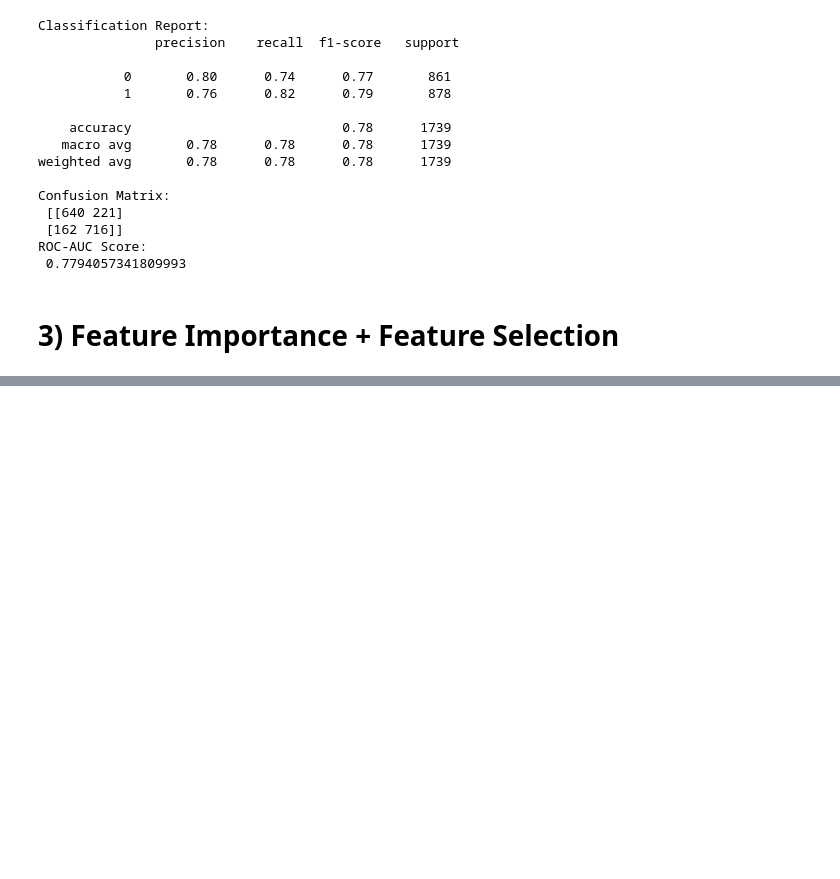
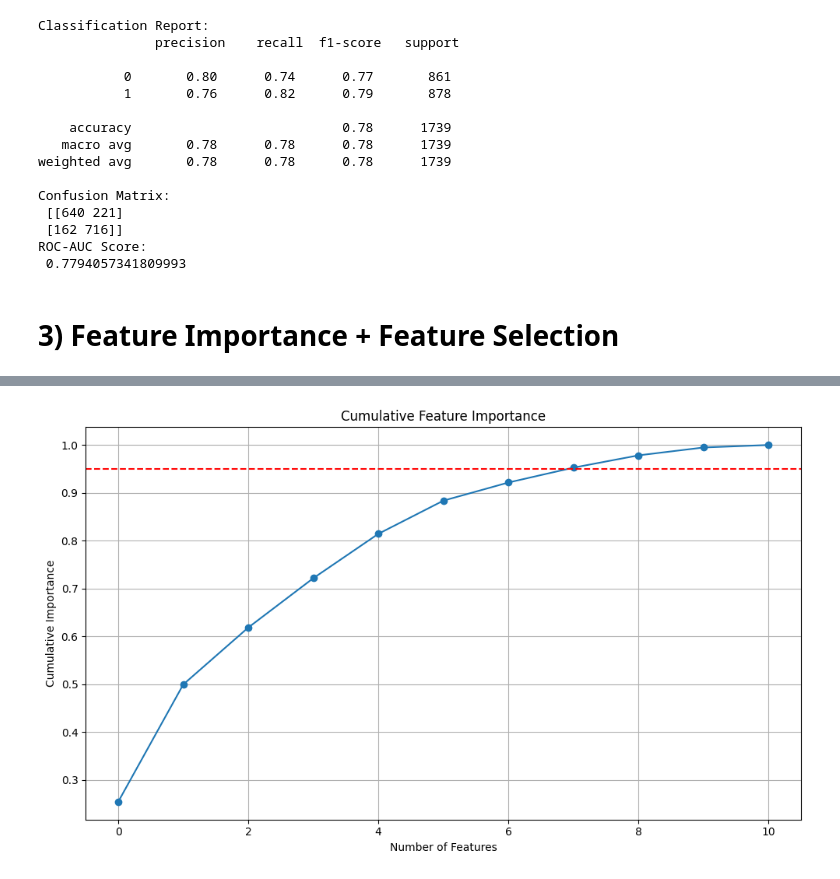
Before and after one commit to sameddemir444/spaceship-titanic-ml, a Jupyter notebook: notebook/spaceship-titanic.ipynb, the cells around one changed output, grey strips where cells are left out. Saved outputs shown, nothing was run; the diff lists cells and outputs as text; code cells hidden in the pictures; blank space fills up the shorter version.

```diff
--- a/notebook/spaceship-titanic.ipynb
+++ b/notebook/spaceship-titanic.ipynb
@@ -637,0 +658,16 @@ ROC-AUC Score:
+# %%
+importance_df = importance_df.reset_index(drop=True)
+importance_df['Cumulative'] = importance_df['Importance'].cumsum() / importance_df['Importance'].sum()
+
+# Plot
+plt.figure(figsize=(10, 6))
+plt.plot(range(len(importance_df)), importance_df['Cumulative'], marker='o')
+plt.axhline(y=0.95, color='r', linestyle='--')
+plt.xlabel('Number of Features')
+plt.ylabel('Cumulative Importance')
+plt.title('Cumulative Feature Importance')
+plt.grid(True)
+plt.tight_layout()
+plt.show()
+# %% [output]
+[figure, added]
```
Also changed, not shown: parts of 4 cells of this notebook.
